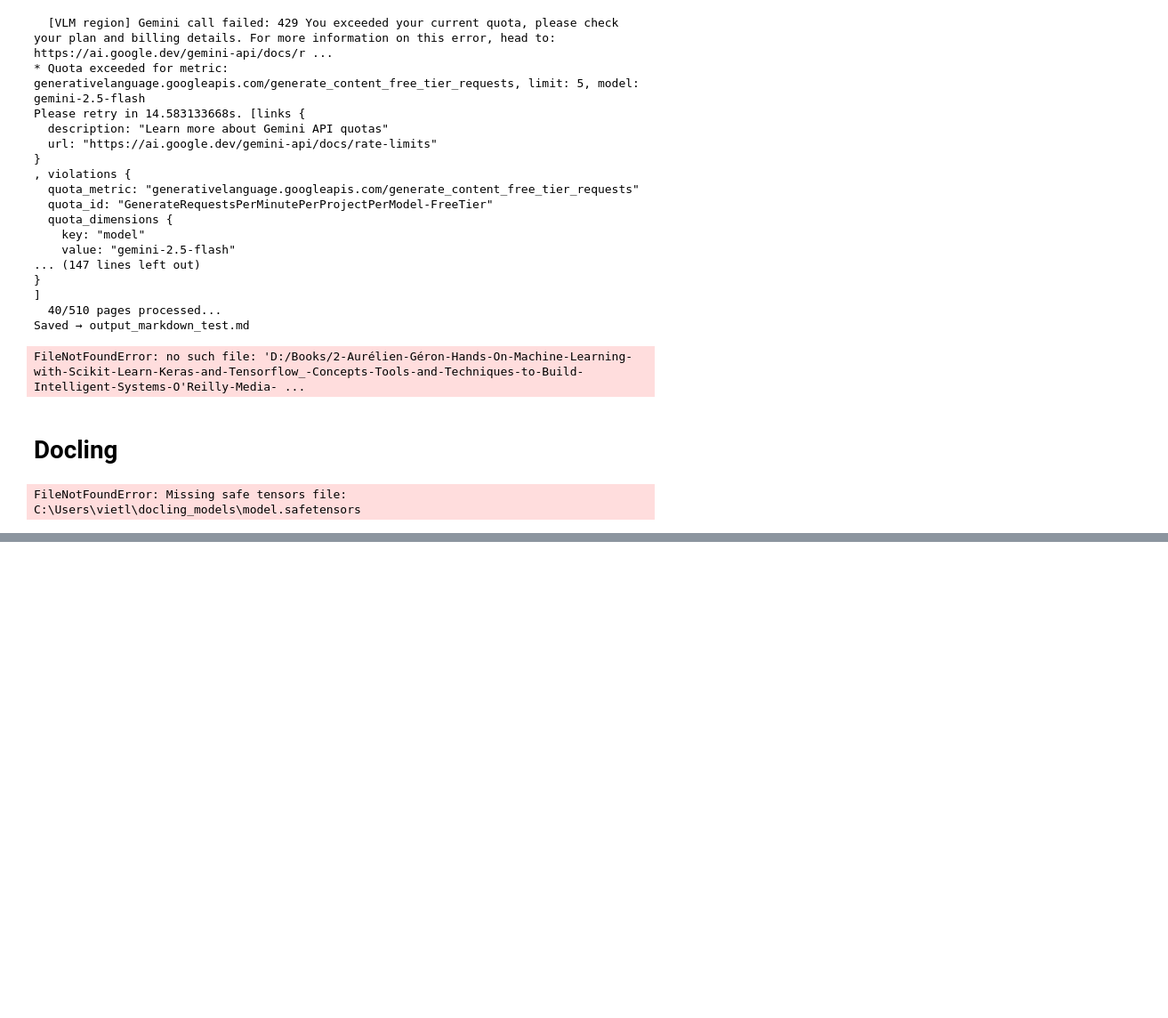
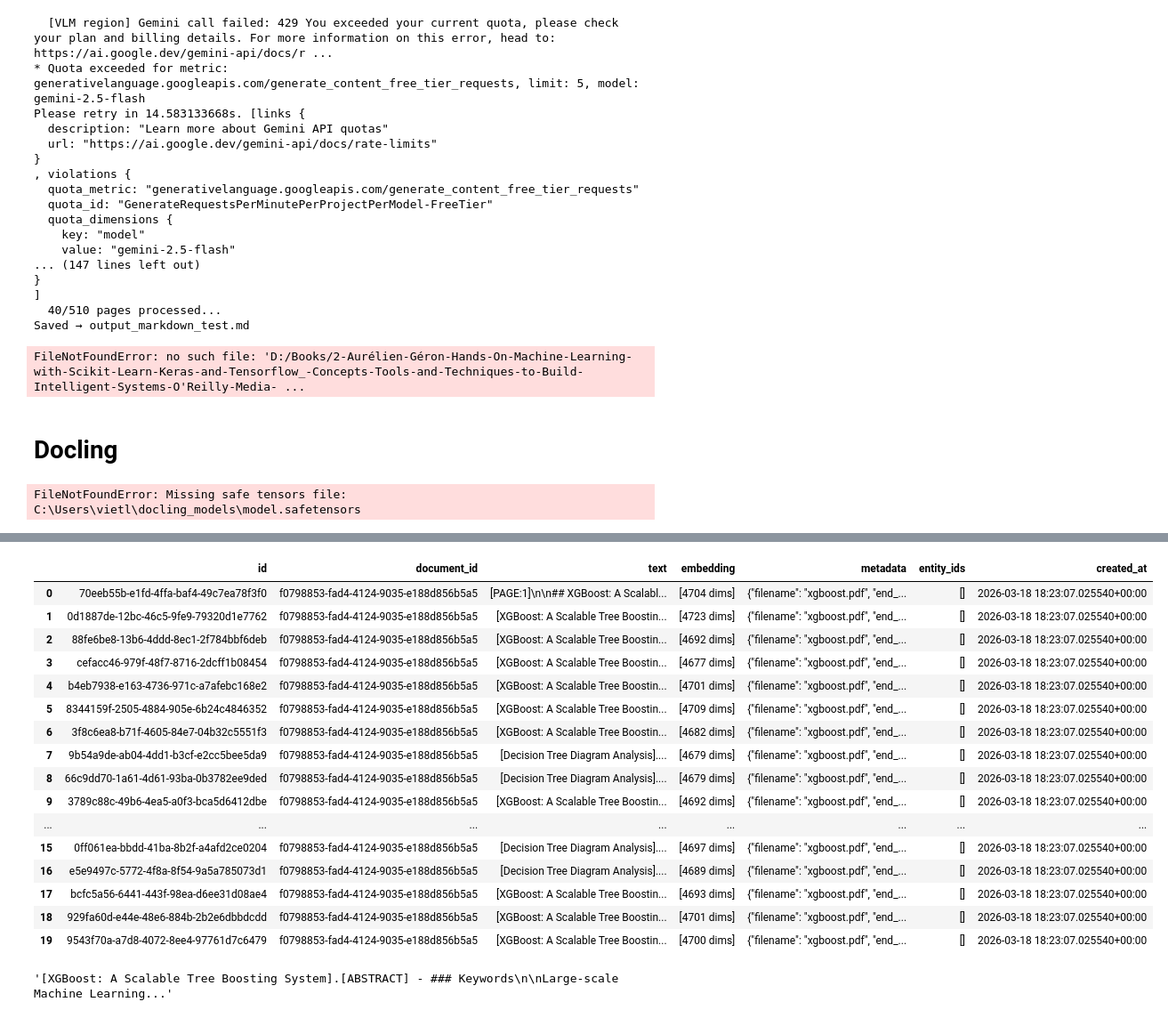
Before and after one commit to LongAiden/rag_with_chonkie, a Jupyter notebook: experiment/experiment.ipynb, the cells around one changed output, grey strips where cells are left out. Shown at 89% size. Saved outputs shown, nothing was run; the diff lists cells and outputs as text; code cells hidden in the pictures; blank space fills up the shorter version.

```diff
--- a/experiment/experiment.ipynb
+++ b/experiment/experiment.ipynb
@@ -3119,0 +3460,44 @@ KeyboardInterrupt:
+# %%
+import asyncio, asyncpg, pandas as pd
+
+DB_URL = "postgresql://admin:admin@localhost:5432/rag_db"
+TABLE  = "test"
+
+async def peek():
+    conn = await asyncpg.connect(DB_URL)
+    rows = await conn.fetch(f"SELECT * FROM {TABLE} LIMIT 20")
+    await conn.close()
+    return rows
+
+rows = await peek()
+df = pd.DataFrame([dict(r) for r in rows])
+
+# Truncate long text/embedding columns for readability
+if 'text' in df.columns:
+    df['text'] = df['text'].str[:100] + '...'
+if 'embedding' in df.columns:
+    df['embedding'] = df['embedding'].apply(lambda v: f"[{len(v)} dims]")
+
+df
+# %% [output]
+|  | id | document_id | text | embedding | metadata | entity_ids | created_at |
+| 0 | 70eeb55b-e1fd-4ffa-baf4-49c7ea78f3f0 | f0798853-fad4-4124-9035-e188d856b5a5 | [PAGE:1]\n\n## XGBoost: A Scalabl... | [4704 dims] | {"filename": "xgboost.pdf", "end_... | [] | 2026-03-18 18:23:07.025540+00:00 |
+| 1 | 0d1887de-12bc-46c5-9fe9-79320d1e7762 | f0798853-fad4-4124-9035-e188d856b5a5 | [XGBoost: A Scalable Tree Boostin... | [4723 dims] | {"filename": "xgboost.pdf", "end_... | [] | 2026-03-18 18:23:07.025540+00:00 |
+| 2 | 88fe6be8-13b6-4ddd-8ec1-2f784bbf6deb | f0798853-fad4-4124-9035-e188d856b5a5 | [XGBoost: A Scalable Tree Boostin... | [4692 dims] | {"filename": "xgboost.pdf", "end_... | [] | 2026-03-18 18:23:07.025540+00:00 |
+| 3 | cefacc46-979f-48f7-8716-2dcff1b08454 | f0798853-fad4-4124-9035-e188d856b5a5 | [XGBoost: A Scalable Tree Boostin... | [4677 dims] | {"filename": "xgboost.pdf", "end_... | [] | 2026-03-18 18:23:07.025540+00:00 |
+| 4 | b4eb7938-e163-4736-971c-a7afebc168e2 | f0798853-fad4-4124-9035-e188d856b5a5 | [XGBoost: A Scalable Tree Boostin... | [4701 dims] | {"filename": "xgboost.pdf", "end_... | [] | 2026-03-18 18:23:07.025540+00:00 |
+| 5 | 8344159f-2505-4884-905e-6b24c4846352 | f0798853-fad4-4124-9035-e188d856b5a5 | [XGBoost: A Scalable Tree Boostin... | [4709 dims] | {"filename": "xgboost.pdf", "end_... | [] | 2026-03-18 18:23:07.025540+00:00 |
+| 6 | 3f8c6ea8-b71f-4605-84e7-04b32c5551f3 | f0798853-fad4-4124-9035-e188d856b5a5 | [XGBoost: A Scalable Tree Boostin... | [4682 dims] | {"filename": "xgboost.pdf", "end_... | [] | 2026-03-18 18:23:07.025540+00:00 |
+| 7 | 9b54a9de-ab04-4dd1-b3cf-e2cc5bee5da9 | f0798853-fad4-4124-9035-e188d856b5a5 | [Decision Tree Diagram Analysis].... | [4679 dims] | {"filename": "xgboost.pdf", "end_... | [] | 2026-03-18 18:23:07.025540+00:00 |
+| 8 | 66c9dd70-1a61-4d61-93ba-0b3782ee9ded | f0798853-fad4-4124-9035-e188d856b5a5 | [Decision Tree Diagram Analysis].... | [4679 dims] | {"filename": "xgboost.pdf", "end_... | [] | 2026-03-18 18:23:07.025540+00:00 |
+| 9 | 3789c88c-49b6-4ea5-a0f3-bca5d6412dbe | f0798853-fad4-4124-9035-e188d856b5a5 | [XGBoost: A Scalable Tree Boostin... | [4692 dims] | {"filename": "xgboost.pdf", "end_... | [] | 2026-03-18 18:23:07.025540+00:00 |
+| ... | ... | ... | ... | ... | ... | ... | ... |
+| 15 | 0ff061ea-bbdd-41ba-8b2f-a4afd2ce0204 | f0798853-fad4-4124-9035-e188d856b5a5 | [Decision Tree Diagram Analysis].... | [4697 dims] | {"filename": "xgboost.pdf", "end_... | [] | 2026-03-18 18:23:07.025540+00:00 |
+| 16 | e5e9497c-5772-4f8a-8f54-9a5a785073d1 | f0798853-fad4-4124-9035-e188d856b5a5 | [Decision Tree Diagram Analysis].... | [4689 dims] | {"filename": "xgboost.pdf", "end_... | [] | 2026-03-18 18:23:07.025540+00:00 |
+| 17 | bcfc5a56-6441-443f-98ea-d6ee31d08ae4 | f0798853-fad4-4124-9035-e188d856b5a5 | [XGBoost: A Scalable Tree Boostin... | [4693 dims] | {"filename": "xgboost.pdf", "end_... | [] | 2026-03-18 18:23:07.025540+00:00 |
+| 18 | 929fa60d-e44e-48e6-884b-2b2e6dbbdcdd | f0798853-fad4-4124-9035-e188d856b5a5 | [XGBoost: A Scalable Tree Boostin... | [4701 dims] | {"filename": "xgboost.pdf", "end_... | [] | 2026-03-18 18:23:07.025540+00:00 |
+| 19 | 9543f70a-a7d8-4072-8ee4-97761d7c6479 | f0798853-fad4-4124-9035-e188d856b5a5 | [XGBoost: A Scalable Tree Boostin... | [4700 dims] | {"filename": "xgboost.pdf", "end_... | [] | 2026-03-18 18:23:07.025540+00:00 |
+# %%
+df.iloc[5,2]
+# %% [output]
+'[XGBoost: A Scalable Tree Boosting System].[ABSTRACT] - ### Keywords\n\nLarge-scale Machine Learning...'
```
Also changed, not shown: parts of 11 cells of this notebook, 1 other file.
